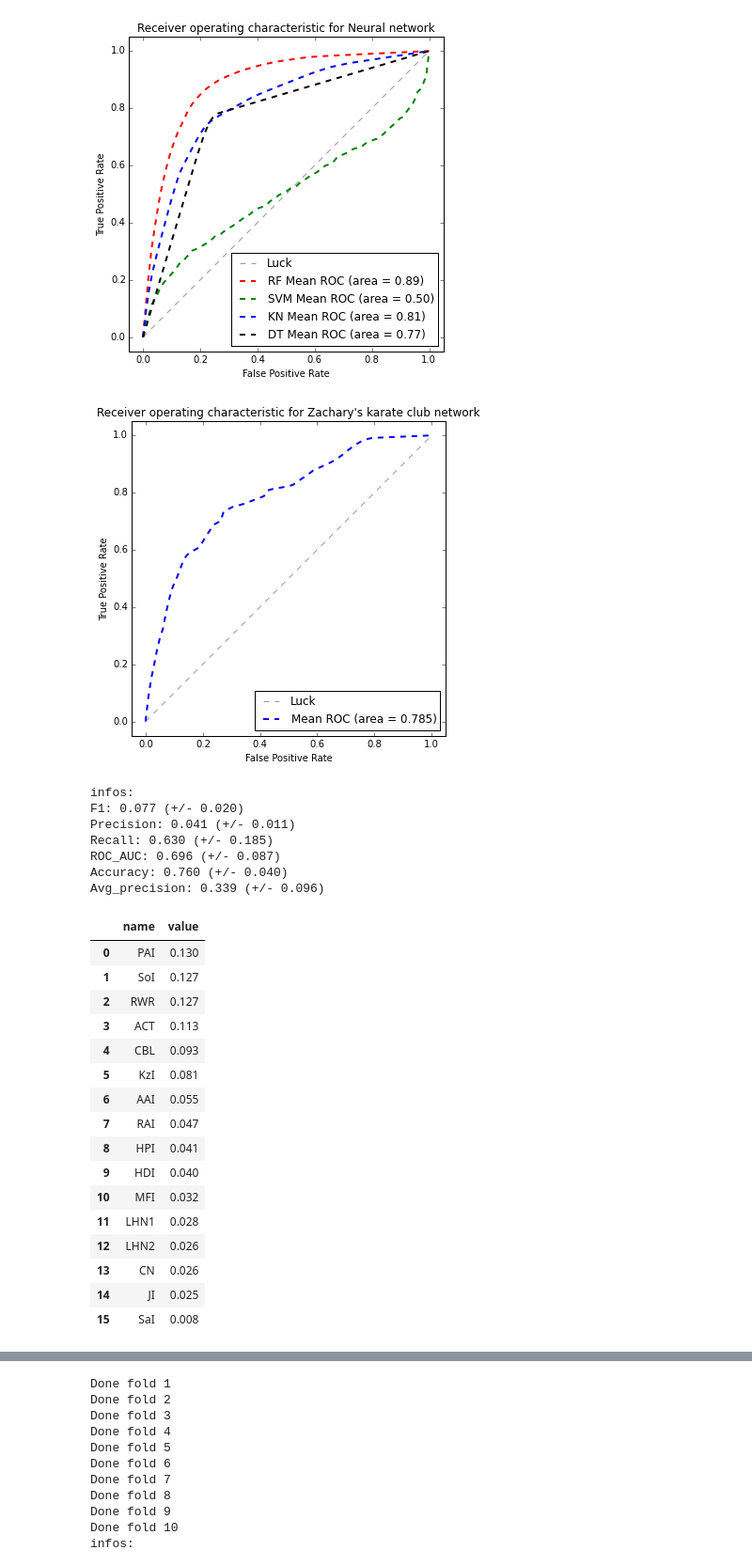
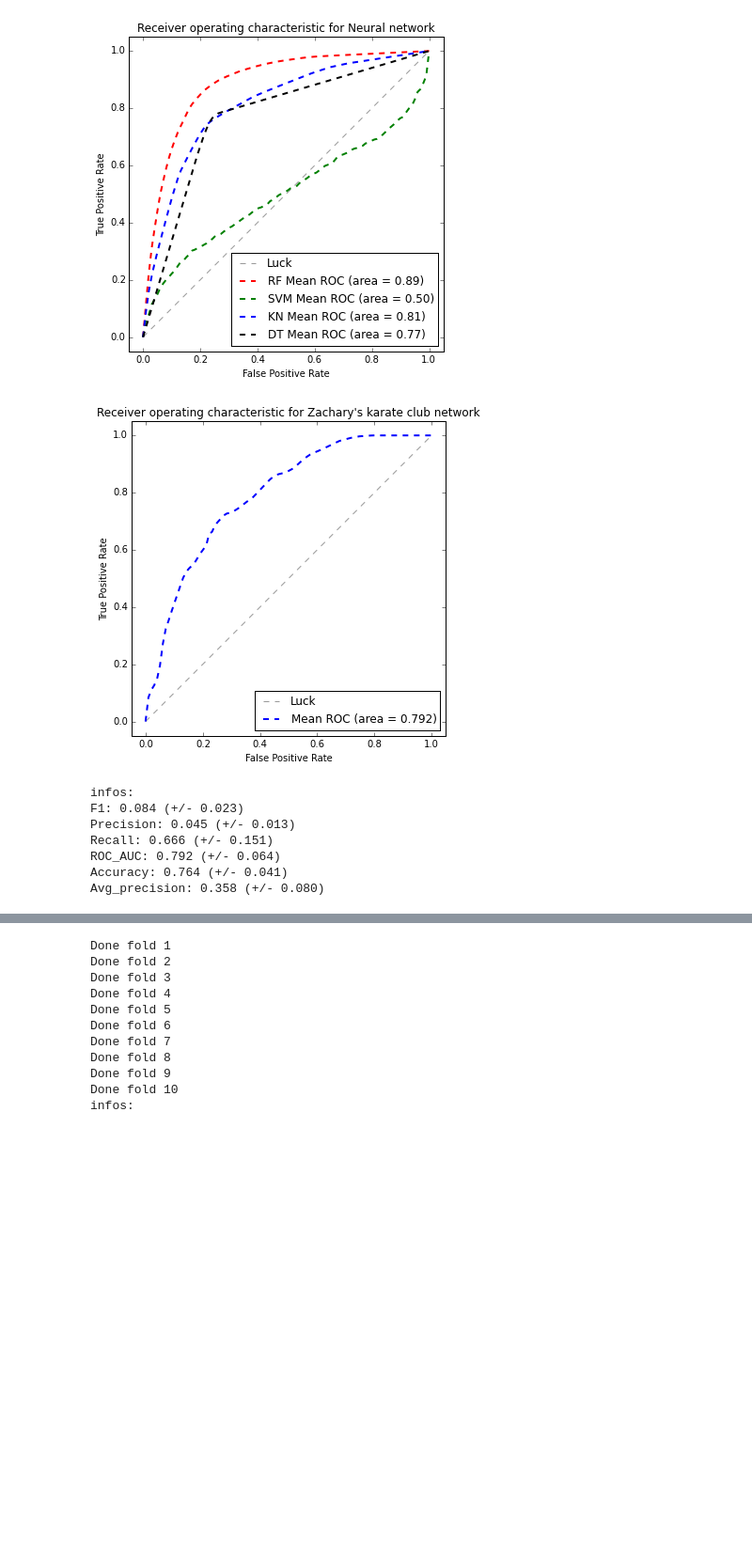
Before and after one commit to libfun/Course_m1_2015, a Jupyter notebook: ipynb/Link_Prediction_2.ipynb, the cells around one changed output, grey strips where cells are left out. Shown at 94% size. Saved outputs shown, nothing was run; the diff lists cells and outputs as text; code cells hidden in the pictures; blank space fills up the shorter version.

```diff
--- a/ipynb/Link_Prediction_2.ipynb
+++ b/ipynb/Link_Prediction_2.ipynb
@@ -750,7 +770,7 @@ def run_folds_alg(G, fname, name, nfolds = 10):
         y_test = np.array(df['y'])
         y_pred = rf.predict(X_test)
         #print y_test
-        probas_ = rf.fit(X, y).predict_proba(X_test)
+        probas_ = rf.predict_proba(X_test)
         # Compute ROC curve and area the curve
         fpr, tpr, thresholds = metrics.roc_curve(y_test, probas_[:, 1])
         mean_tpr += interp(mean_fpr, fpr, tpr)
@@ -760,12 +780,12 @@ def run_folds_alg(G, fname, name, nfolds = 10):
         f1s.append(metrics.f1_score(y_test, y_pred))
         precisions.append(metrics.precision_score(y_test, y_pred))
         recalls.append(metrics.recall_score(y_test, y_pred))
-        rocaucs.append(metrics.roc_auc_score(y_test, y_pred))
+        rocaucs.append(metrics.roc_auc_score(y_test, probas_[:, 1]))
         accuracies.append(metrics.accuracy_score(y_test, y_pred))
         avg_prcs.append(metrics.average_precision_score(y_test, y_pred))
         #print 'Accuracy:', metrics.accuracy_score(y_test, rf.predict(X_test))
         #scores = cross_validation.cross_val_score(rf, X, y = y, cv = cv, n_jobs = -1)
-        #print 'Done fold', i+1
+        print 'Done fold', i+1
     mean_tpr /= len(cv)
     mean_tpr[-1] = 1.0
     mean_auc = metrics.auc(mean_fpr, mean_tpr)
@@ -790,32 +810,15 @@ def run_folds_alg(G, fname, name, nfolds = 10):
     print 'Accuracy: {:.3f} (+/- {:.3f})'.format(np.mean(accuracies), np.std(accuracies))
     print 'Avg_precision: {:.3f} (+/- {:.3f})'.format(np.mean(avg_prcs), np.std(avg_prcs))
     #return feats_r
-    return feature_sort
+    return mean_fpr, mean_tpr
 # %%
-run_folds_alg(nx.karate_club_graph(), name = "Zachary's karate club", fname = 'KC_test.png')
+kc_auc = run_folds_alg(nx.karate_club_graph(), name = "Zachary's karate club", fname = 'KC_test.png')
 # %% [output]
-[figure, old version]
+[figure, new version]
 infos:
-F1: 0.077 (+/- 0.020)
-Precision: 0.041 (+/- 0.011)
-Recall: 0.630 (+/- 0.185)
-ROC_AUC: 0.696 (+/- 0.087)
-Accuracy: 0.760 (+/- 0.040)
-Avg_precision: 0.339 (+/- 0.096)
+F1: 0.084 (+/- 0.023)
+Precision: 0.045 (+/- 0.013)
+Recall: 0.666 (+/- 0.151)
+ROC_AUC: 0.792 (+/- 0.064)
+Accuracy: 0.764 (+/- 0.041)
+Avg_precision: 0.358 (+/- 0.080)
-|  | name | value |
-| 0 | PAI | 0.130 |
-| 1 | SoI | 0.127 |
-| 2 | RWR | 0.127 |
-| 3 | ACT | 0.113 |
-| 4 | CBL | 0.093 |
-| 5 | KzI | 0.081 |
-| 6 | AAI | 0.055 |
-| 7 | RAI | 0.047 |
-| 8 | HPI | 0.041 |
-| 9 | HDI | 0.040 |
-| 10 | MFI | 0.032 |
-| 11 | LHN1 | 0.028 |
-| 12 | LHN2 | 0.026 |
-| 13 | CN | 0.026 |
-| 14 | JI | 0.025 |
-| 15 | SaI | 0.008 |
```
Also changed, not shown: parts of 10 cells of this notebook, 11 other files.
